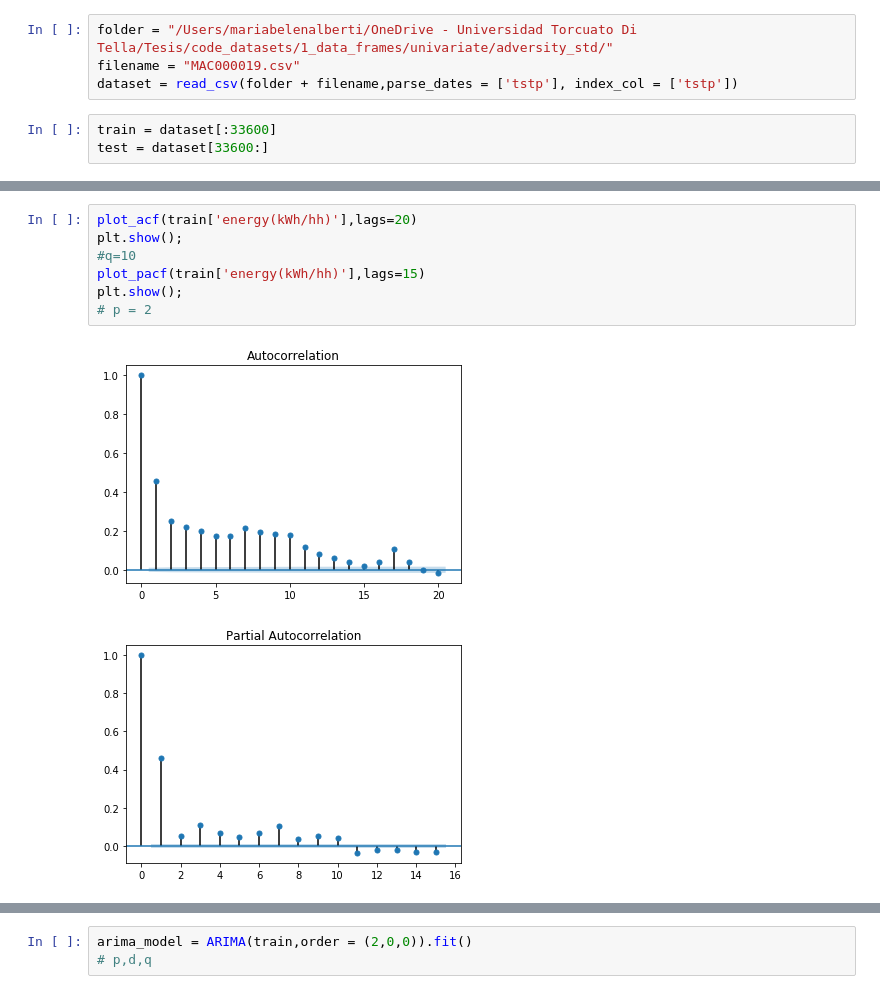
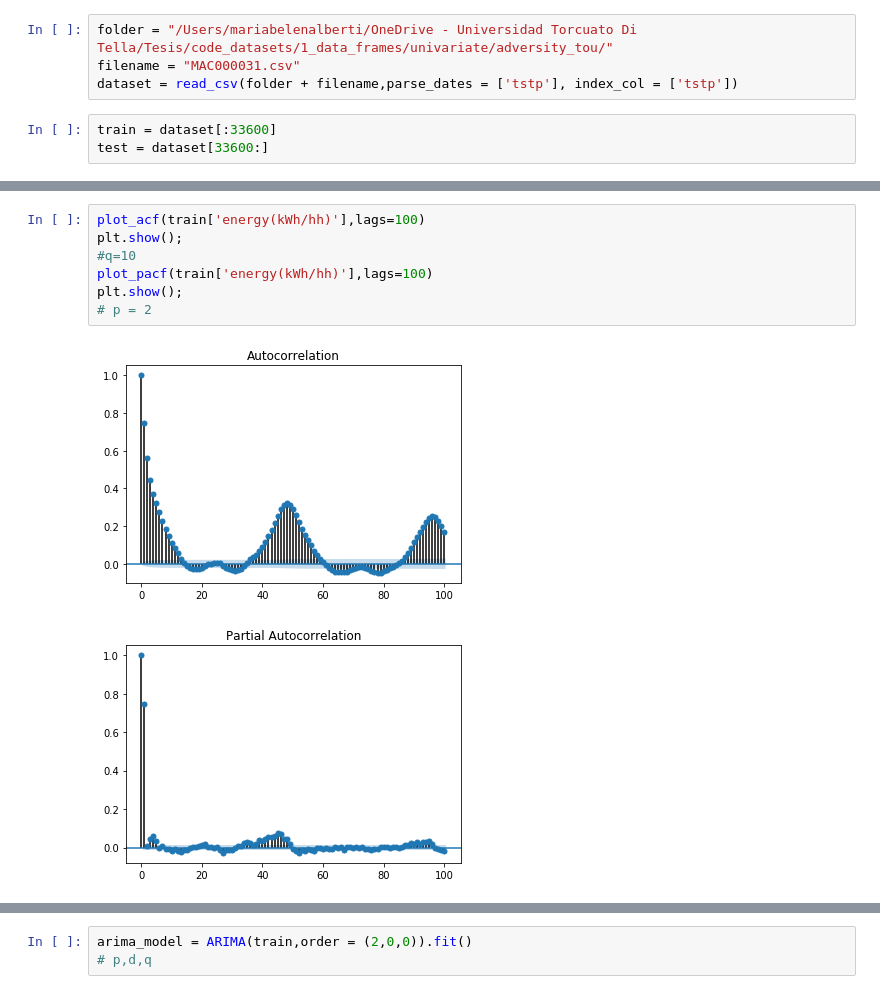
Before and after one commit to belenalberti/Smart_Meters_Demand_Forecasting, a Jupyter notebook: 3_time_series/arima.ipynb, the cells around one changed output, grey strips where cells are left out. Cells and saved outputs as stored; diff of their text form.

```diff
--- a/3_time_series/arima.ipynb
+++ b/3_time_series/arima.ipynb
@@ -10,8 +10,8 @@ from statsmodels.graphics.tsaplots import plot_pacf
 from statsmodels.tsa.arima_model import ARIMA
 import statsmodels.api as sm
 # %%
-folder = "/Users/mariabelenalberti/OneDrive - Universidad Torcuato Di Tella/Tesis/code_datasets/1_data_frames/univariate/adversity_std/"
-filename = "MAC000019.csv"
+folder = "/Users/mariabelenalberti/OneDrive - Universidad Torcuato Di Tella/Tesis/code_datasets/1_data_frames/univariate/adversity_tou/"
+filename = "MAC000031.csv"
 dataset = read_csv(folder + filename,parse_dates = ['tstp'], index_col = ['tstp'])
 # %%
 train = dataset[:33600]
@@ -19,13 +58,13 @@ test = dataset[33600:]
 # %%
-plot_acf(train['energy(kWh/hh)'],lags=20)
+plot_acf(train['energy(kWh/hh)'],lags=100)
 plt.show();
 #q=10
-plot_pacf(train['energy(kWh/hh)'],lags=15)
+plot_pacf(train['energy(kWh/hh)'],lags=100)
 plt.show();
 # p = 2
 # %% [output]
-[figure, old version]
+[figure, new version]
-[figure, old version]
+[figure, new version]
 # %%
 plot_pacf(train['energy(kWh/hh)'],lags=15)
 plt.show();
```
Also changed, not shown: parts of 8 cells of this notebook, 1 other file.
